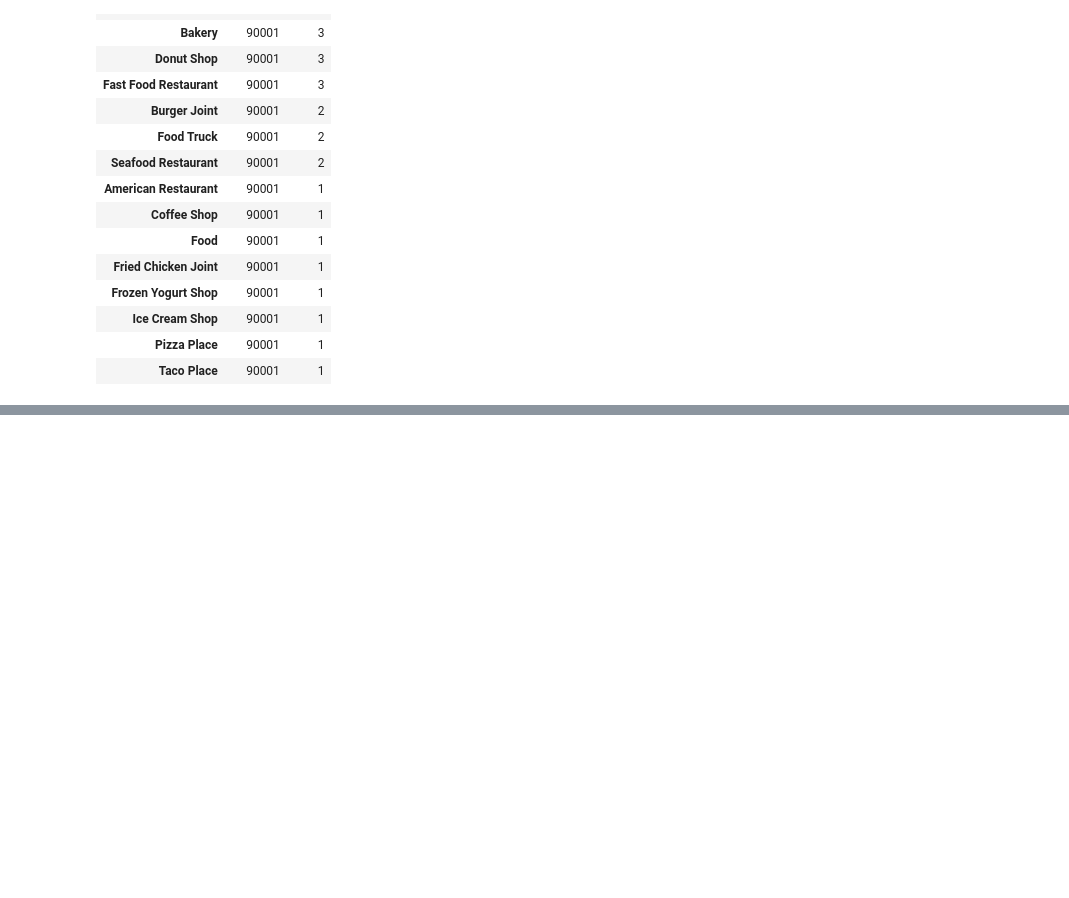
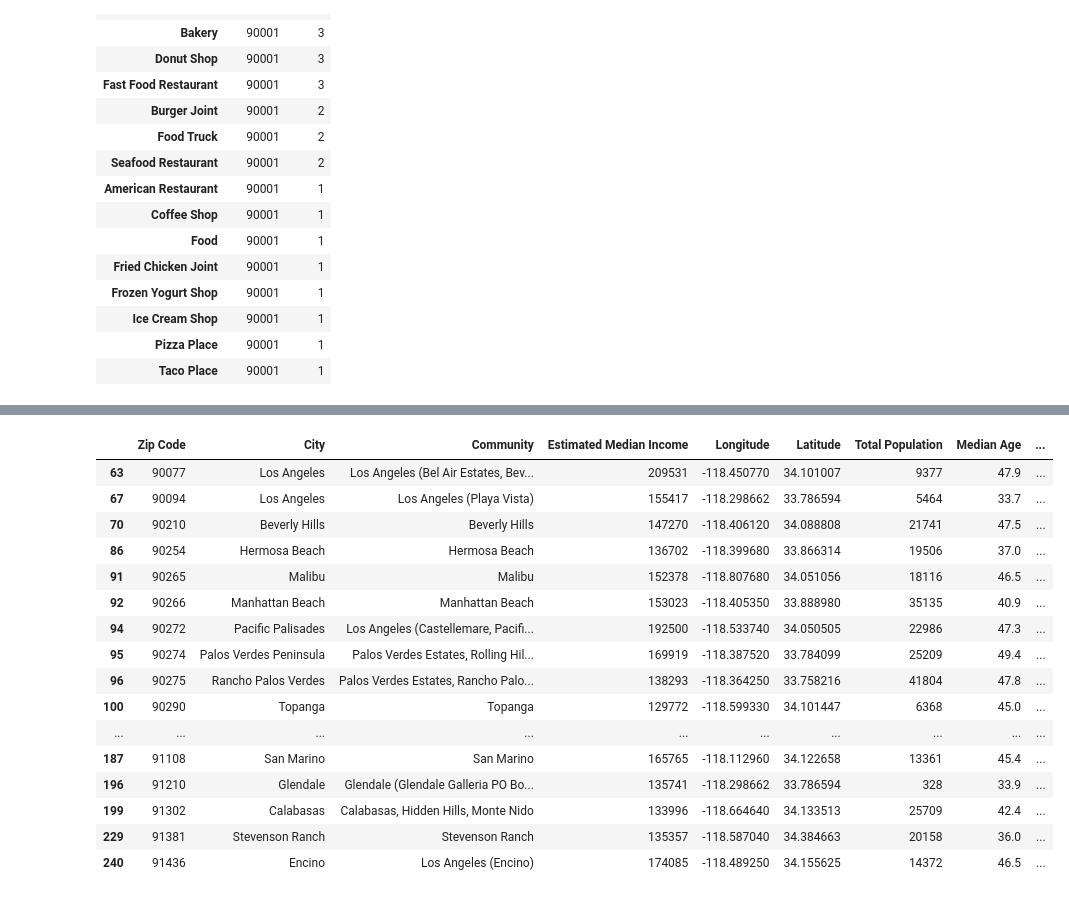
Before and after one commit to Elydora/Coursera_Capstone, a Jupyter notebook: Project/initial_exploration.ipynb, the cells around one changed output, grey strips where cells are left out. Cells and saved outputs as stored; diff of their text form; code cells hidden in the pictures; blank space fills up the shorter version.

```diff
--- a/Project/initial_exploration.ipynb
+++ b/Project/initial_exploration.ipynb
@@ -241,0 +251,10 @@ df_sorted
+# %%
+from sklearn.cluster import KMeans
+
+
+prepared_ds['Estimated Median Income'] = \
+    prepared_ds['Estimated Median Income'].map(lambda x: x.lstrip('$'))
+prepared_ds['Estimated Median Income'] =\
+    prepared_ds['Estimated Median Income'].str.replace('.','')
+census_grouped_clustering = prepared_ds.drop(['Zip Code', 'City',
+                                             'Community'], 1)
@@ -241,0 +275,8 @@ df_sorted
+# %%
+prepared_ds["Estimated Median Income"] =\
+    pd.to_numeric(prepared_ds["Estimated Median Income"])
+# %%
+kclusters = 7
+# run k-means clustering
+kmeans = KMeans(n_clusters=kclusters, random_state=0).fit(census_grouped_clustering)
+kmeans.labels_
@@ -241,0 +297,4 @@ df_sorted
+# %%
+prepared_ds.drop('Cluster Labels', 1, inplace=True)
+prepared_ds.insert(0, 'Cluster Labels', kmeans.labels_)
+prepared_ds
@@ -241,0 +371,21 @@ df_sorted
+# %%
+prepared_ds.loc[prepared_ds['Cluster Labels'] == 3, prepared_ds
+    .columns[[1] + list(range(2, prepared_ds.shape[1]))]]
+# %% [output]
+|  | Zip Code | City | Community | Estimated Median Income | Longitude | Latitude | Total Population | Median Age | ... |
+| 63 | 90077 | Los Angeles | Los Angeles (Bel Air Estates, Bev... | 209531 | -118.450770 | 34.101007 | 9377 | 47.9 | ... |
+| 67 | 90094 | Los Angeles | Los Angeles (Playa Vista) | 155417 | -118.298662 | 33.786594 | 5464 | 33.7 | ... |
+| 70 | 90210 | Beverly Hills | Beverly Hills | 147270 | -118.406120 | 34.088808 | 21741 | 47.5 | ... |
+| 86 | 90254 | Hermosa Beach | Hermosa Beach | 136702 | -118.399680 | 33.866314 | 19506 | 37.0 | ... |
+| 91 | 90265 | Malibu | Malibu | 152378 | -118.807680 | 34.051056 | 18116 | 46.5 | ... |
+| 92 | 90266 | Manhattan Beach | Manhattan Beach | 153023 | -118.405350 | 33.888980 | 35135 | 40.9 | ... |
+| 94 | 90272 | Pacific Palisades | Los Angeles (Castellemare, Pacifi... | 192500 | -118.533740 | 34.050505 | 22986 | 47.3 | ... |
+| 95 | 90274 | Palos Verdes Peninsula | Palos Verdes Estates, Rolling Hil... | 169919 | -118.387520 | 33.784099 | 25209 | 49.4 | ... |
+| 96 | 90275 | Rancho Palos Verdes | Palos Verdes Estates, Rancho Palo... | 138293 | -118.364250 | 33.758216 | 41804 | 47.8 | ... |
+| 100 | 90290 | Topanga | Topanga | 129772 | -118.599330 | 34.101447 | 6368 | 45.0 | ... |
+| ... | ... | ... | ... | ... | ... | ... | ... | ... | ... |
+| 187 | 91108 | San Marino | San Marino | 165765 | -118.112960 | 34.122658 | 13361 | 45.4 | ... |
+| 196 | 91210 | Glendale | Glendale (Glendale Galleria PO Bo... | 135741 | -118.298662 | 33.786594 | 328 | 33.9 | ... |
+| 199 | 91302 | Calabasas | Calabasas, Hidden Hills, Monte Nido | 133996 | -118.664640 | 34.133513 | 25709 | 42.4 | ... |
+| 229 | 91381 | Stevenson Ranch | Stevenson Ranch | 135357 | -118.587040 | 34.384663 | 20158 | 36.0 | ... |
+| 240 | 91436 | Encino | Los Angeles (Encino) | 174085 | -118.489250 | 34.155625 | 14372 | 46.5 | ... |
```
Also changed, not shown: parts of 9 cells of this notebook, 3 other files.
